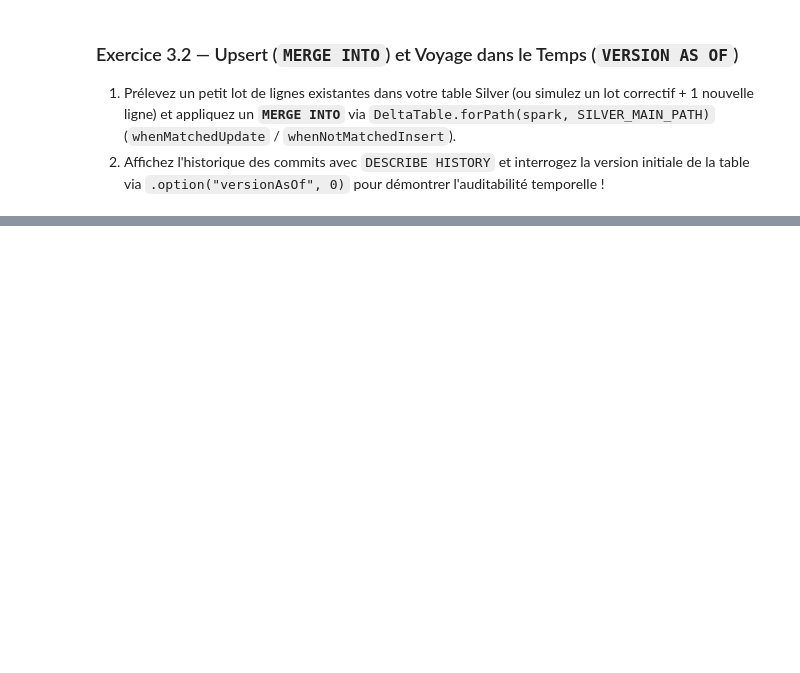
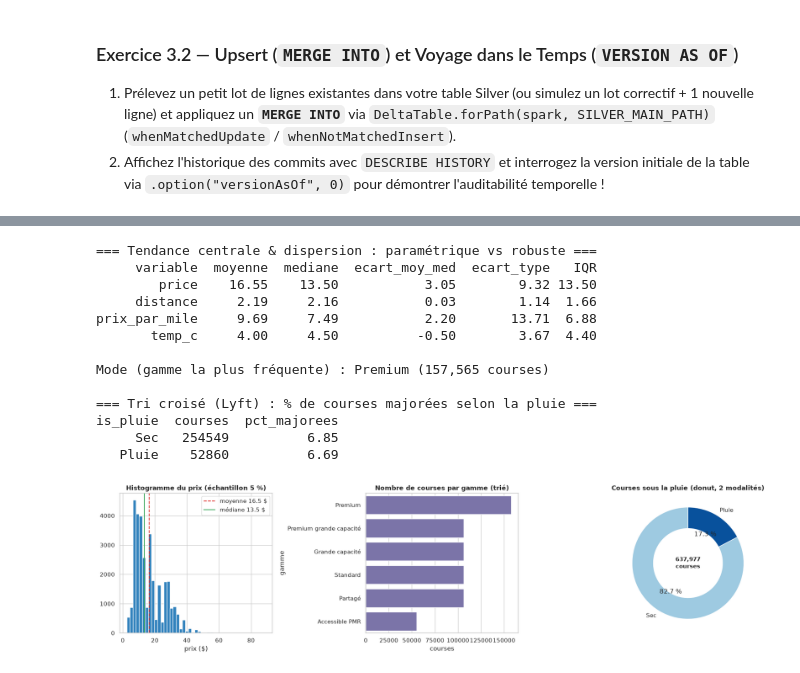
Before and after one commit to RizleneBERRAG/hadoop-kaggle, a Jupyter notebook: notebooks/J2_Spark_Delta_Silver.ipynb, the cells around one changed output, grey strips where cells are left out. Cells and saved outputs as stored; diff of their text form; code cells hidden in the pictures; blank space fills up the shorter version.

```diff
--- a/notebooks/J2_Spark_Delta_Silver.ipynb
+++ b/notebooks/J2_Spark_Delta_Silver.ipynb
@@ -108,0 +460,65 @@ assert history_df.count() >= 2, "TODO : Exécutez au moins une opération MERGE/
+# %%
+import warnings
+import numpy as np
+import pandas as pd
+import matplotlib.pyplot as plt
+import seaborn as sns
+
+warnings.filterwarnings("ignore")
+sns.set_theme(style="whitegrid", context="notebook")
+silver_eda = spark.read.format("delta").load(SILVER_MAIN_PATH).cache()
+
+# 1. Paramétrique vs robuste (calculé sur le cluster)
+lignes = []
+for c in ["price", "distance", "prix_par_mile", "temp_c"]:
+    st = silver_eda.select(
+        F.mean(c).alias("m"), F.stddev(c).alias("s"),
+        F.percentile_approx(c, 0.25).alias("q1"), F.percentile_approx(c, 0.5).alias("med"), F.percentile_approx(c, 0.75).alias("q3"),
+    ).first()
+    lignes.append({"variable": c, "moyenne": round(st["m"], 2), "mediane": round(st["med"], 2),
+                   "ecart_moy_med": round(st["m"] - st["med"], 2), "ecart_type": round(st["s"], 2), "IQR": round(st["q3"] - st["q1"], 2)})
+print("=== Tendance centrale & dispersion : paramétrique vs robuste ===")
+print(pd.DataFrame(lignes).to_string(index=False))
+mode_gamme = silver_eda.groupBy("gamme").count().orderBy(F.desc("count")).first()
+print(f"\nMode (gamme la plus fréquente) : {mode_gamme['gamme']} ({mode_gamme['count']:,} courses)")
+
+# 2. Tri croisé pluie x majoration (Lyft)
+ct = (silver_eda.filter(F.col("cab_type") == "Lyft").groupBy("is_pluie")
+      .agg(F.count("*").alias("courses"), F.round(100 * F.avg("is_surge"), 2).alias("pct_majorees")).orderBy("is_pluie").toPandas())
+ct["is_pluie"] = ct["is_pluie"].map({0: "Sec", 1: "Pluie"})
+print("\n=== Tri croisé (Lyft) : % de courses majorées selon la pluie ===")
+print(ct.to_string(index=False))
+
+# 3. Graphiques 1D
+prix_pd = silver_eda.select("price").sample(fraction=0.05, seed=42).toPandas()
+par_gamme = (silver_eda.groupBy("gamme").agg(F.count("*").alias("courses"), F.percentile_approx("price", 0.5).alias("prix_median"))
+             .orderBy(F.desc("courses")).toPandas())
+pluie = silver_eda.groupBy("is_pluie").count().orderBy("is_pluie").toPandas()
+
+fig, ax = plt.subplots(1, 3, figsize=(18, 4.8))
+ax[0].hist(prix_pd["price"], bins=45, color="#3182bd", edgecolor="white")
+ax[0].axvline(prix_pd["price"].mean(), color="#de2d26", ls="--", label=f"moyenne {prix_pd['price'].mean():.1f} $")
+ax[0].axvline(prix_pd["price"].median(), color="#31a354", ls="-", label=f"médiane {prix_pd['price'].median():.1f} $")
+ax[0].set_title("Histogramme du prix (échantillon 5 %)", fontweight="bold"); ax[0].set_xlabel("prix ($)"); ax[0].legend()
+sns.barplot(data=par_gamme, y="gamme", x="courses", ax=ax[1], color="#756bb1")
+ax[1].set_title("Nombre de courses par gamme (trié)", fontweight="bold")
+ax[2].pie(pluie["count"], labels=["Sec", "Pluie"], colors=["#9ecae1", "#08519c"], autopct="%1.1f %%",
+          startangle=90, wedgeprops={"width": 0.38})
+ax[2].text(0, 0, f"{pluie['count'].sum():,}\ncourses", ha="center", va="center", fontsize=11, fontweight="bold")
+ax[2].set_title("Courses sous la pluie (donut, 2 modalités)", fontweight="bold")
+plt.tight_layout(); plt.show()
+# %% [output]
+=== Tendance centrale & dispersion : paramétrique vs robuste ===
+     variable  moyenne  mediane  ecart_moy_med  ecart_type   IQR
+        price    16.55    13.50           3.05        9.32 13.50
+     distance     2.19     2.16           0.03        1.14  1.66
+prix_par_mile     9.69     7.49           2.20       13.71  6.88
+       temp_c     4.00     4.50          -0.50        3.67  4.40
+
+Mode (gamme la plus fréquente) : Premium (157,565 courses)
+
+=== Tri croisé (Lyft) : % de courses majorées selon la pluie ===
+is_pluie  courses  pct_majorees
+     Sec   254549          6.85
+   Pluie    52860          6.69
+[figure, added]
```
Also changed, not shown: parts of 18 cells of this notebook, 4 other files.
